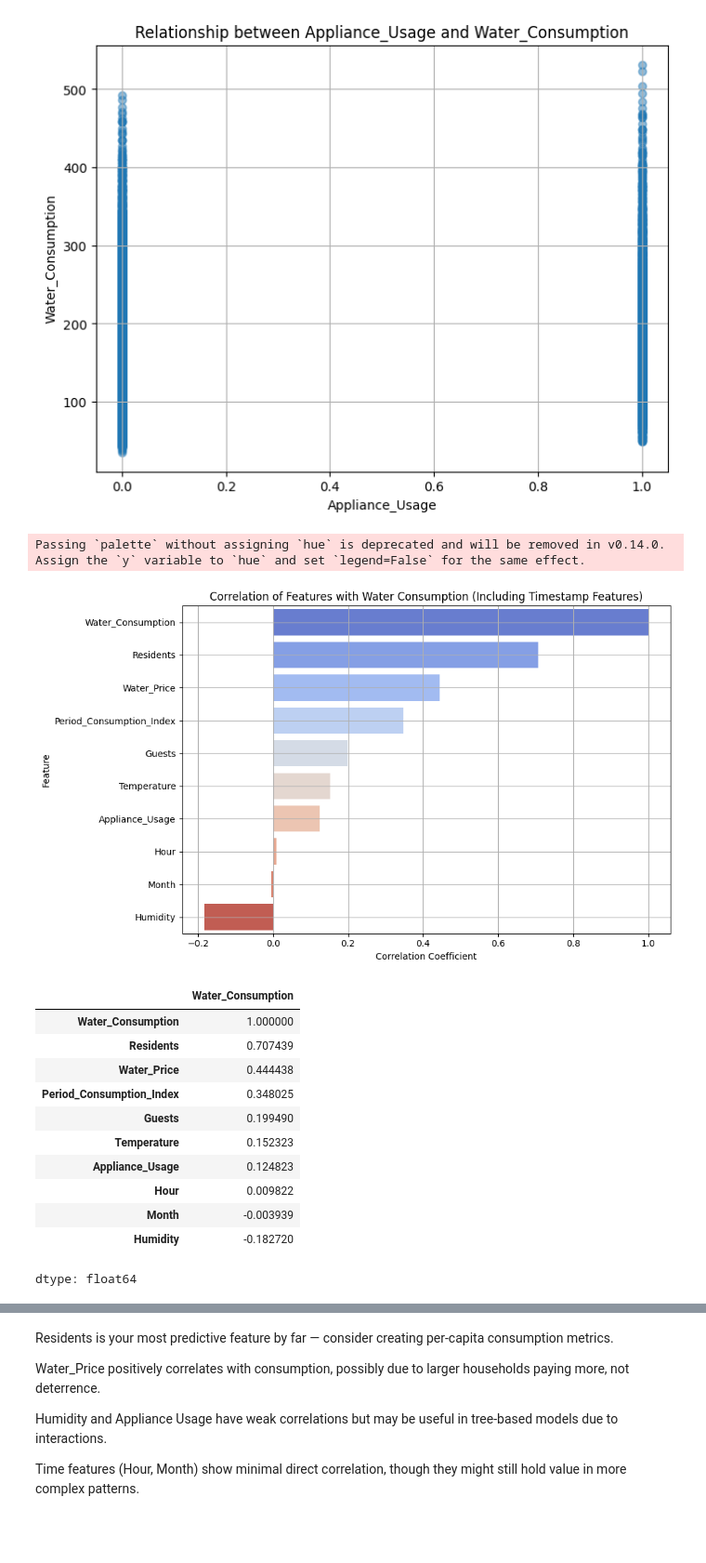
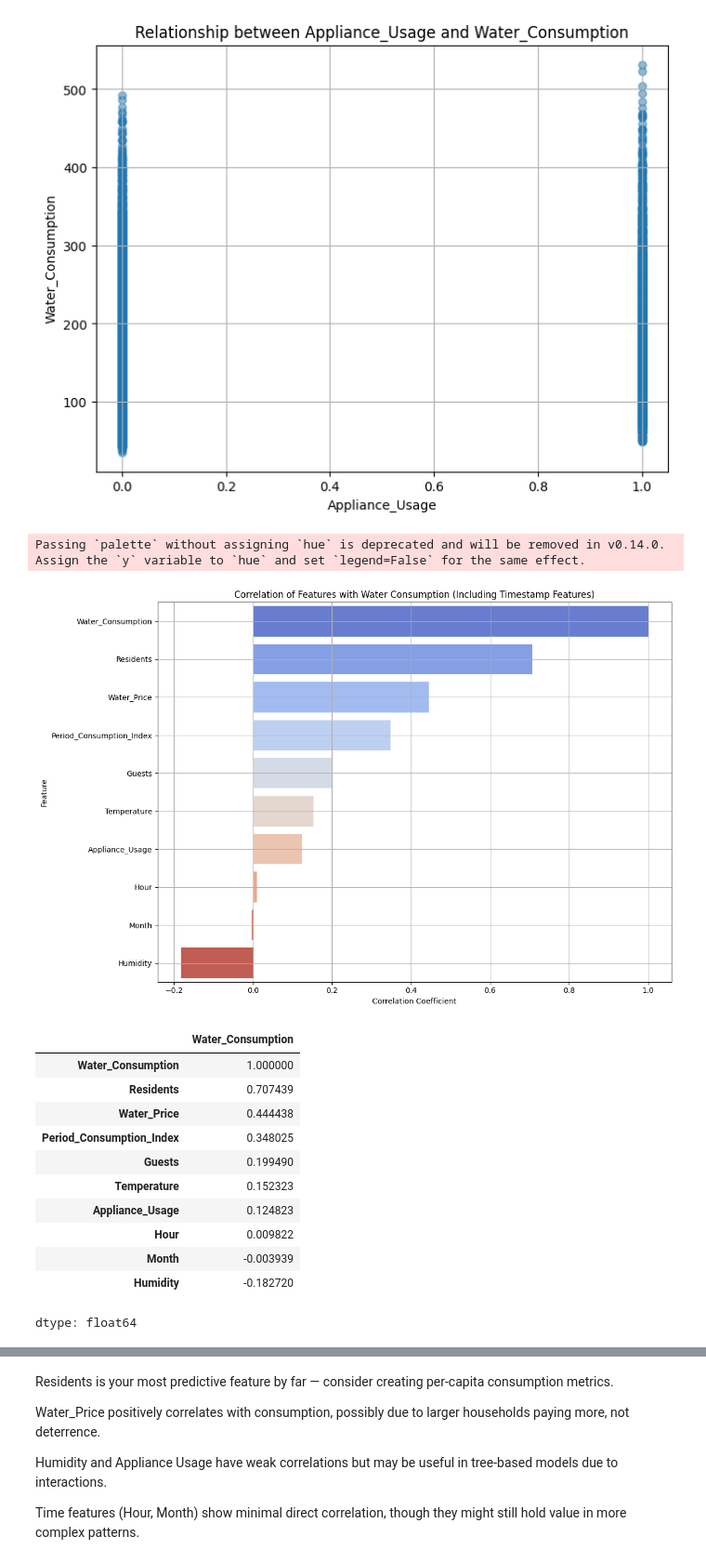
Before and after one commit to dikshaaswal/Smart_Water_Consumption, a Jupyter notebook: Water_Consumption.ipynb, the cells around one changed output, grey strips where cells are left out. Shown at 93% size. Cells and saved outputs as stored; diff of their text form; code cells hidden in the pictures; blank space fills up the shorter version.

Commit message:
added new chart

```diff
--- a/Water_Consumption.ipynb
+++ b/Water_Consumption.ipynb
@@ -1088,25 +1088,25 @@ Correlation between Appliance_Usage and Water_Consumption: 0.12482290911071181
 # %%
 # Extract Month and Hour from the Parsed_Timestamp
 train["Month"] = train["Parsed_Timestamp"].dt.month
 train["Hour"] = train["Parsed_Timestamp"].dt.hour
 
 # Compute correlation with Water_Consumption again after ensuring Month and Hour are present
 correlation_with_target = train.corr(numeric_only=True)["Water_Consumption"].sort_values(ascending=False)
 
 # Plot correlation with target
-plt.figure(figsize=(10, 6))
+plt.figure(figsize=(12, 8))
 sns.barplot(x=correlation_with_target.values, y=correlation_with_target.index, palette="coolwarm")
 plt.title("Correlation of Features with Water Consumption (Including Timestamp Features)")
 plt.xlabel("Correlation Coefficient")
 plt.ylabel("Feature")
 plt.grid(True)
 plt.tight_layout()
 plt.show()
 
 correlation_with_target
 # %% [output]
 Passing `palette` without assigning `hue` is deprecated and will be removed in v0.14.0. Assign the `y` variable to `hue` and set `legend=False` for the same effect.
-[figure, old version]
+[figure, new version]
 |  | Water_Consumption |
 | Water_Consumption | 1.000000 |
 | Residents | 0.707439 |
```
Also changed, not shown: parts of 2 cells of this notebook.
